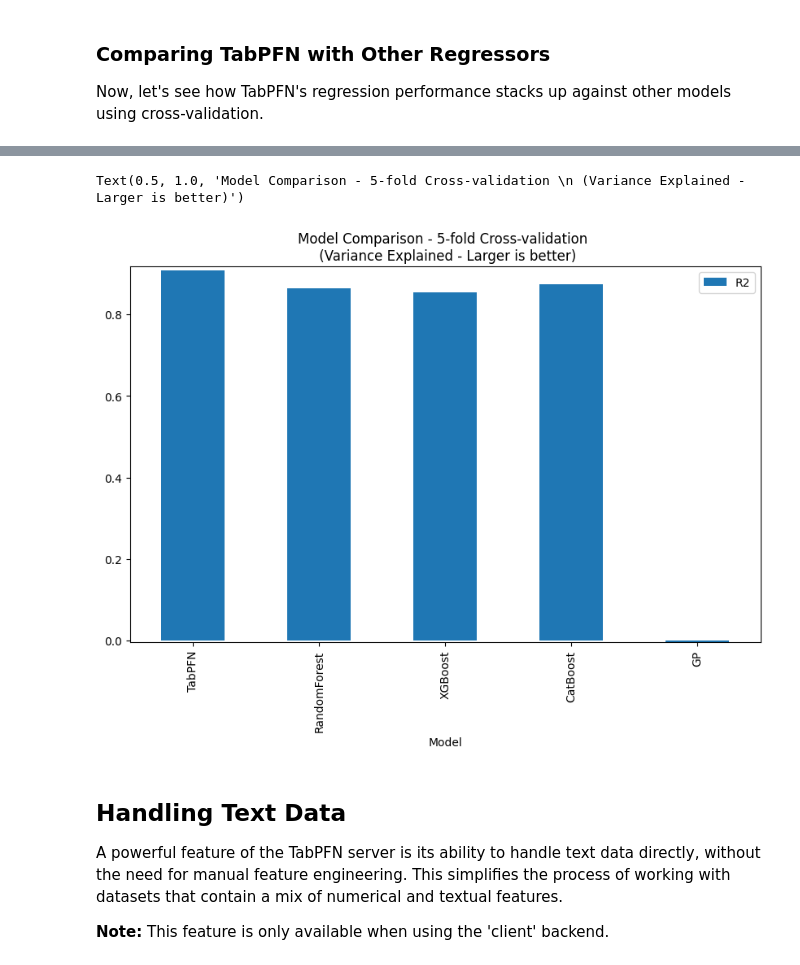
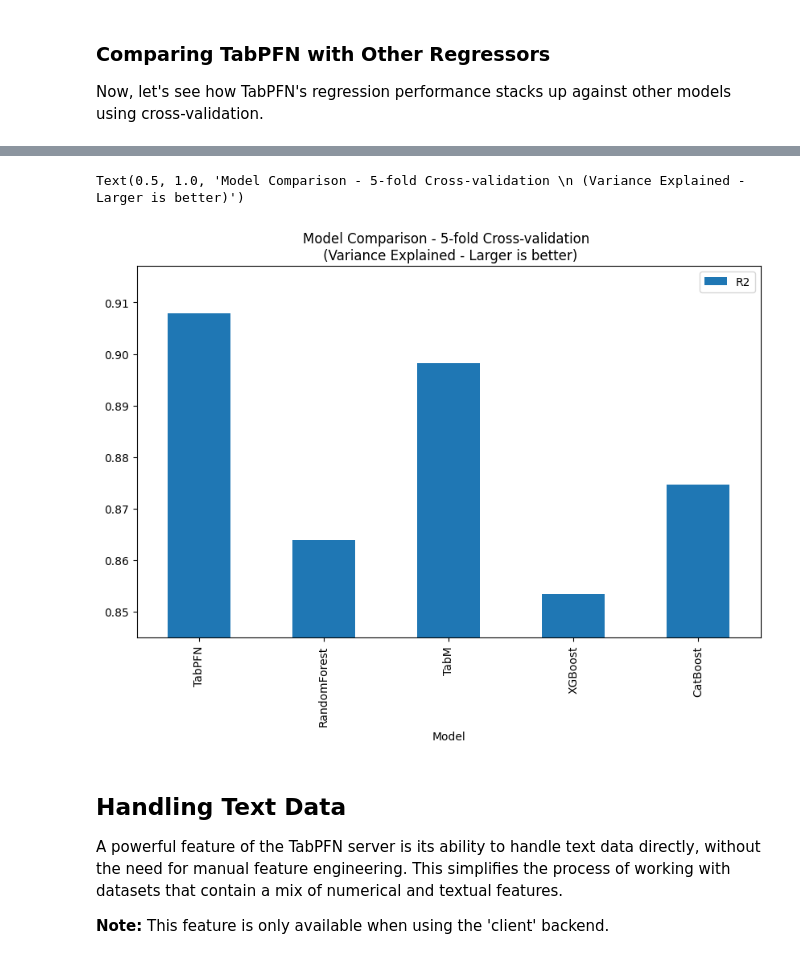
Before and after one commit to deepbiolab/data-science-hub, a Jupyter notebook: tabular-model/tabpfn.ipynb, the cells around one changed output, grey strips where cells are left out. Cells and saved outputs as stored; diff of their text form; code cells hidden in the pictures.

```diff
--- a/tabular-model/tabpfn.ipynb
+++ b/tabular-model/tabpfn.ipynb
@@ -581,6 +750,13 @@ models = [
         ),
     ),
     (
+        "TabM",  # 新增TabM模型
+        make_pipeline(
+            column_transformer,
+            TabMRegressorWrapper(random_state=42, n_epochs=200, patience=20)  # 设置较小的epochs数量以加快评估
+        ),
+    ),
+    (
         "XGBoost",
         make_pipeline(
             column_transformer,  # string data needs to be encoded for model
@@ -592,14 +768,6 @@ models = [
         make_pipeline(
             column_transformer,  # string data needs to be encoded for model
             CatBoostRegressor(random_state=42, verbose=0),
-        ),
-    ),
-    (
-        "GP",
-        make_pipeline(
-            column_transformer,           # 保证与其它模型输入一致
-            StandardScaler(),             # GP对特征缩放敏感
-            GaussianProcessRegressor(random_state=42),   # 可自定义kernel
         ),
     ),
 ]
@@ -631,5 +799,5 @@ ax.set_title(
 Text(0.5, 1.0, 'Model Comparison - 5-fold Cross-validation \n (Variance Explained - Larger is better)')
-[figure, old version]
+[figure, new version]
 # %% [markdown]
 ## Handling Text Data <a name="text-data"></a>
 
```
Also changed, not shown: parts of 6 cells of this notebook.
